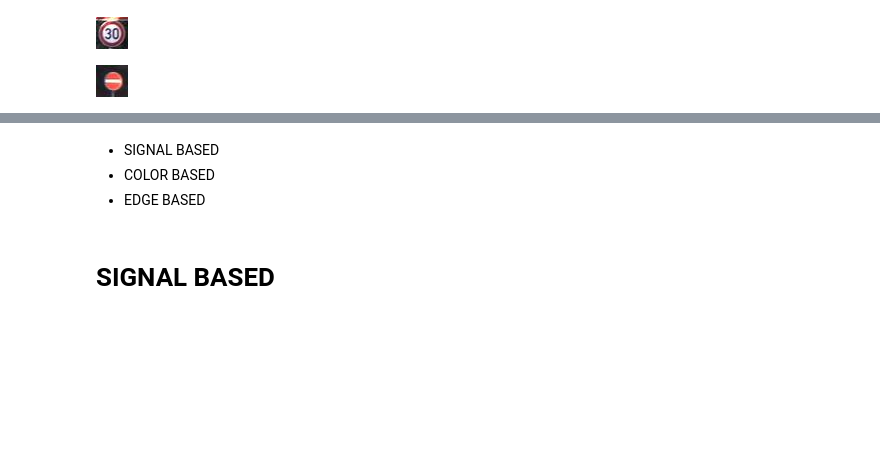
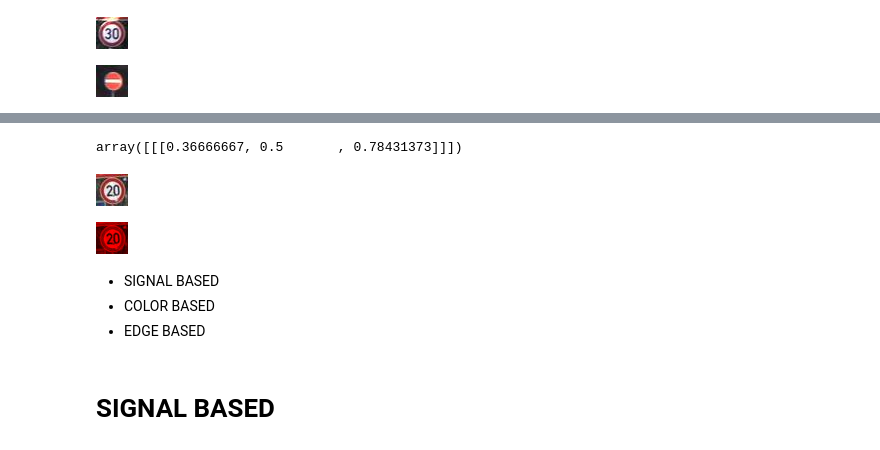
Before and after one commit to aSafarpoor/Traffic-Sign-Detection-DIPFinalProject-, a Jupyter notebook: dip_project_phase0.ipynb, the cells around one changed output, grey strips where cells are left out. Drawn from its saved outputs; the diff is of its cells as text; code cells hidden in the pictures; blank space fills up the shorter version.

```diff
--- a/dip_project_phase0.ipynb
+++ b/dip_project_phase0.ipynb
@@ -86,3 +111,15 @@ cv2_imshow(ims[100])
+# %%
+HSVColor(np.array([[[100,200,120]]]))
+# %% [output]
+array([[[0.36666667, 0.5       , 0.78431373]]])
+# %%
+im = np.copy(ims[0])
+cv2_imshow(im)
+im = HSVColor(im)
+cv2_imshow(im)
+# %% [output]
+[figure, added]
+[figure, added]
 # %% [markdown]
 * SIGNAL BASED
 * COLOR BASED
```
Also changed, not shown: parts of 16 cells of this notebook.
